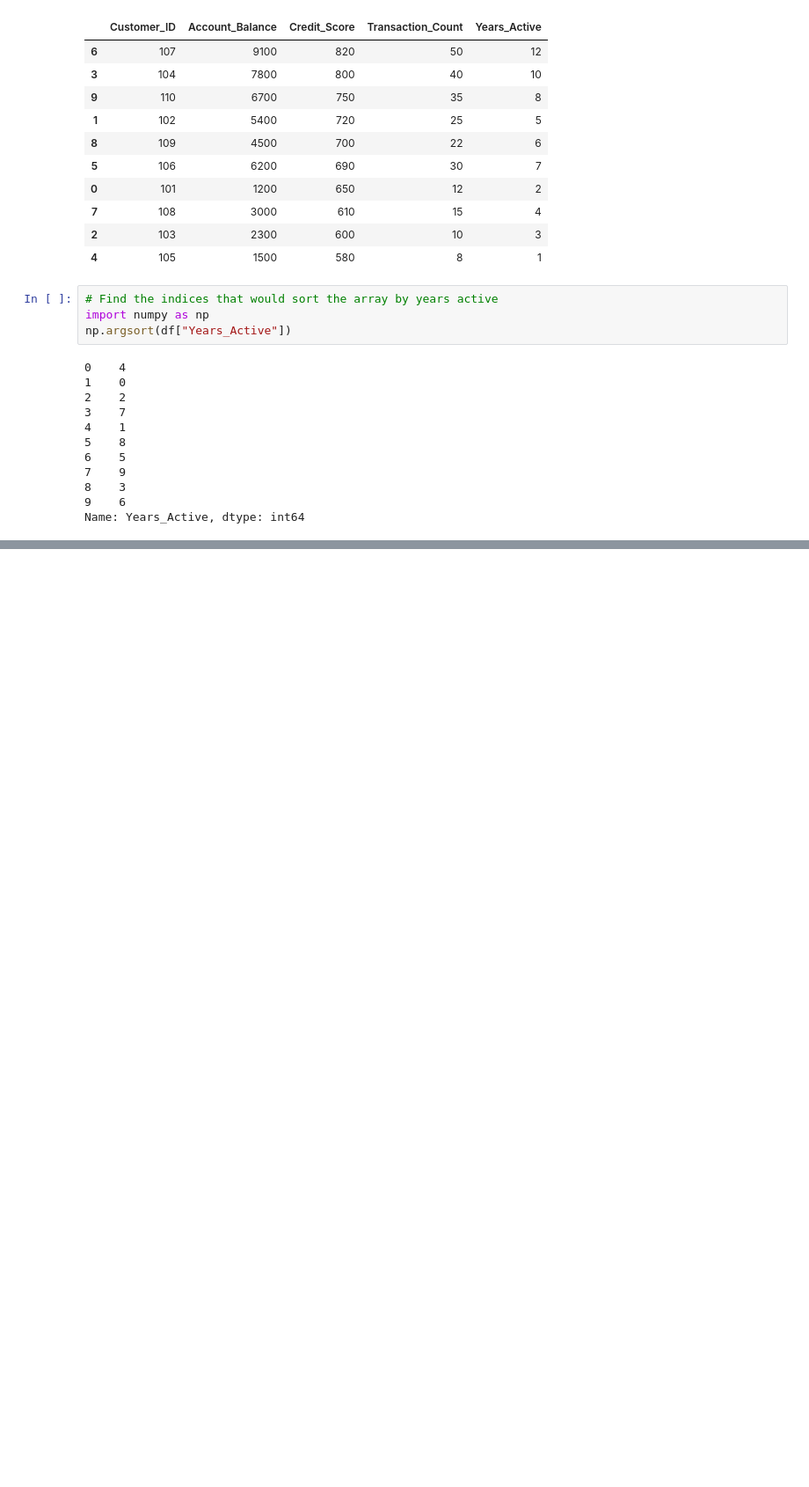
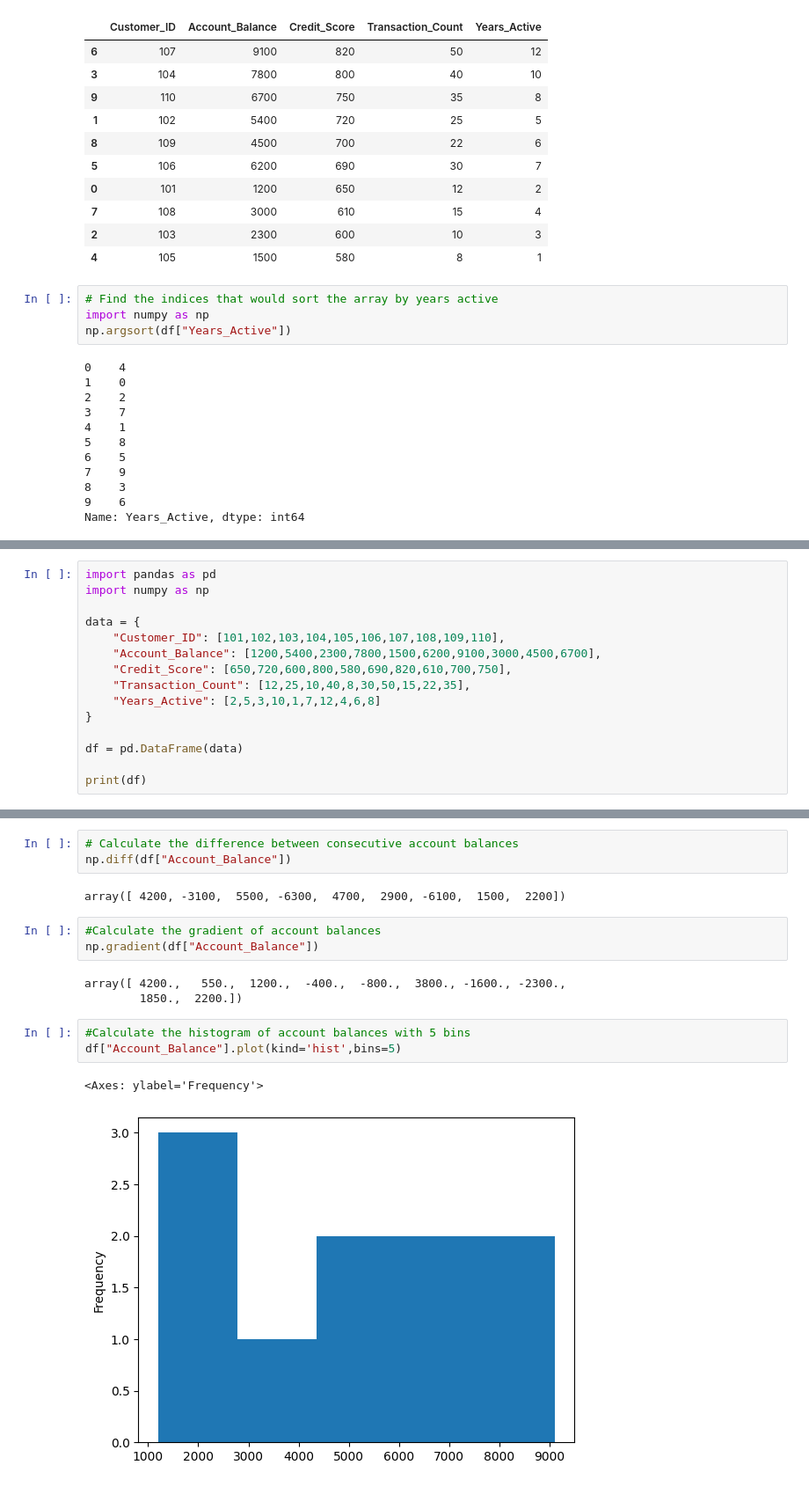
Before and after one commit to sree468/Assignments_Python, a Jupyter notebook: Data Science/NUMPY_Assign.ipynb, the cells around one changed output, grey strips where cells are left out. Shown at 88% size. Cells and saved outputs as stored; diff of their text form; blank space fills up the shorter version.

```diff
--- a/Data Science/NUMPY_Assign.ipynb
+++ b/Data Science/NUMPY_Assign.ipynb
@@ -672,0 +700,15 @@ Name: Years_Active, dtype: int64
+# %%
+import pandas as pd
+import numpy as np
+
+data = {
+    "Customer_ID": [101,102,103,104,105,106,107,108,109,110],
+    "Account_Balance": [1200,5400,2300,7800,1500,6200,9100,3000,4500,6700],
+    "Credit_Score": [650,720,600,800,580,690,820,610,700,750],
+    "Transaction_Count": [12,25,10,40,8,30,50,15,22,35],
+    "Years_Active": [2,5,3,10,1,7,12,4,6,8]
+}
+
+df = pd.DataFrame(data)
+
+print(df)
@@ -672,0 +757,17 @@ Name: Years_Active, dtype: int64
+# %%
+# Calculate the difference between consecutive account balances
+np.diff(df["Account_Balance"])
+# %% [output]
+array([ 4200, -3100,  5500, -6300,  4700,  2900, -6100,  1500,  2200])
+# %%
+#Calculate the gradient of account balances
+np.gradient(df["Account_Balance"])
+# %% [output]
+array([ 4200.,   550.,  1200.,  -400.,  -800.,  3800., -1600., -2300.,
+        1850.,  2200.])
+# %%
+#Calculate the histogram of account balances with 5 bins
+df["Account_Balance"].plot(kind='hist',bins=5)
+# %% [output]
+<Axes: ylabel='Frequency'>
+[figure, added]
```
Also changed, not shown: parts of 52 cells of this notebook.
